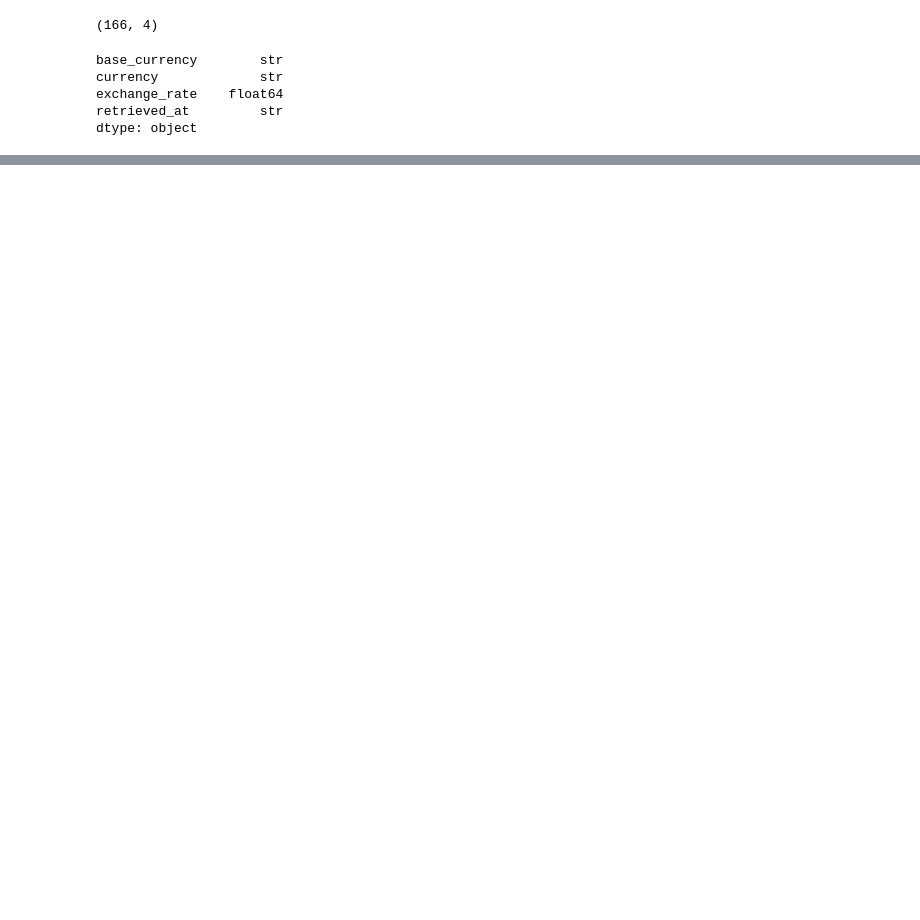
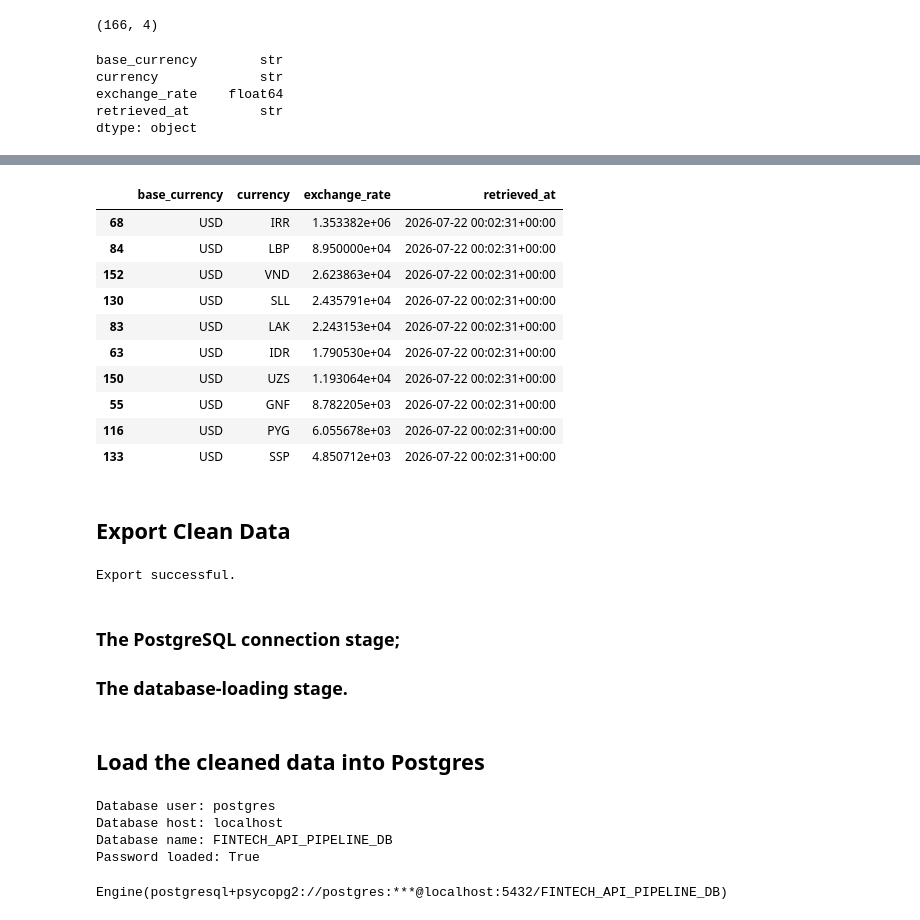
Before and after one commit to chinweubaudeh/Fintech_Api-Pipeline, a Jupyter notebook: notebooks/fintech_api_pipeline_project.ipynb, the cells around one changed output, grey strips where cells are left out. Cells and saved outputs as stored; diff of their text form; code cells hidden in the pictures; blank space fills up the shorter version.

```diff
--- a/notebooks/fintech_api_pipeline_project.ipynb
+++ b/notebooks/fintech_api_pipeline_project.ipynb
@@ -242,0 +401,72 @@ dtype: object
+# %%
+# Find the ten largest rates
+# Returns the ten highest numeric exchange-rate values.
+# These are the highest quoted rates relative to USD.
+# A large value means one US dollar converts into many units of that currency, but denomination differences mean this alone is not a complete measure of economic strength.
+exchange_rates.nlargest(10, "exchange_rate")
+# %% [output]
+|  | base_currency | currency | exchange_rate | retrieved_at |
+| 68 | USD | IRR | 1.353382e+06 | 2026-07-22 00:02:31+00:00 |
+| 84 | USD | LBP | 8.950000e+04 | 2026-07-22 00:02:31+00:00 |
+| 152 | USD | VND | 2.623863e+04 | 2026-07-22 00:02:31+00:00 |
+| 130 | USD | SLL | 2.435791e+04 | 2026-07-22 00:02:31+00:00 |
+| 83 | USD | LAK | 2.243153e+04 | 2026-07-22 00:02:31+00:00 |
+| 63 | USD | IDR | 1.790530e+04 | 2026-07-22 00:02:31+00:00 |
+| 150 | USD | UZS | 1.193064e+04 | 2026-07-22 00:02:31+00:00 |
+| 55 | USD | GNF | 8.782205e+03 | 2026-07-22 00:02:31+00:00 |
+| 116 | USD | PYG | 6.055678e+03 | 2026-07-22 00:02:31+00:00 |
+| 133 | USD | SSP | 4.850712e+03 | 2026-07-22 00:02:31+00:00 |
+# %% [markdown]
+## Export Clean Data
+# %%
+exchange_rates.to_csv(  #Writes the DataFrame to a comma-separated values file.
+    "../data/cleaned_data/exchange_rates.csv", index=False) # Destination path. Moves from the notebooks directory to the project root, then into: data/cleaned_data/
+
+print("Export successful.") # Displays a confirmation message
+# %% [output]
+Export successful.
+# %% [markdown]
+### The PostgreSQL connection stage;
+### The database-loading stage.
+# %% [markdown]
+## Load the cleaned data into Postgres
+# %%
+# Load the environment variables from the .env file
+
+load_dotenv("../.env", override=True) # ../.env points to the project-root .env file from the notebook directory. override=True replaces any previously loaded values with the current contents of the file.
+
+print("Database user:", os.getenv("DB_USER"))
+print("Database host:", os.getenv("DB_HOST"))
+print("Database name:", os.getenv("DB_NAME"))
+print("Password loaded:", bool(os.getenv("DB_PASSWORD")))
+# %% [output]
+Database user: postgres
+Database host: localhost
+Database name: FINTECH_API_PIPELINE_DB
+Password loaded: True
+# %%
+# Create the engine for PostgreSQL connection using SQLAlchemy
+from sqlalchemy import URL, create_engine # URL safely constructs the database connection URL. 'create_engine' creates the SQLAlchemy engine.
+
+# Connection URL
+DATABASE_URL = URL.create( # Creates a structured connection configuration.
+    drivername="postgresql+psycopg2", # use PostgreSQL; connect through the psycopg2 Python driver.
+
+    # Credentials are loaded from environment variables, which are set in the .env file.
+    username=os.getenv("DB_USER"),
+    password=os.getenv("DB_PASSWORD"),
+    host=os.getenv("DB_HOST"),
+    port=int(os.getenv("DB_PORT")),
+    database=os.getenv("DB_NAME")
+)
+
+# Creates Engine
+engine = create_engine(
+    DATABASE_URL,
+    pool_pre_ping=True # Creates a reusable SQLAlchemy engine. 'pool_pre_ping' checks pooled connections before reusing them. If a stale connection is detected, SQLAlchemy replaces it.
+)
+
+# Display the engine to confirm successful creation
+print(engine)
+# %% [output]
+Engine(postgresql+psycopg2://postgres:***@localhost:5432/FINTECH_API_PIPELINE_DB)
```
Also changed, not shown: parts of 37 cells of this notebook, 3 other files.
